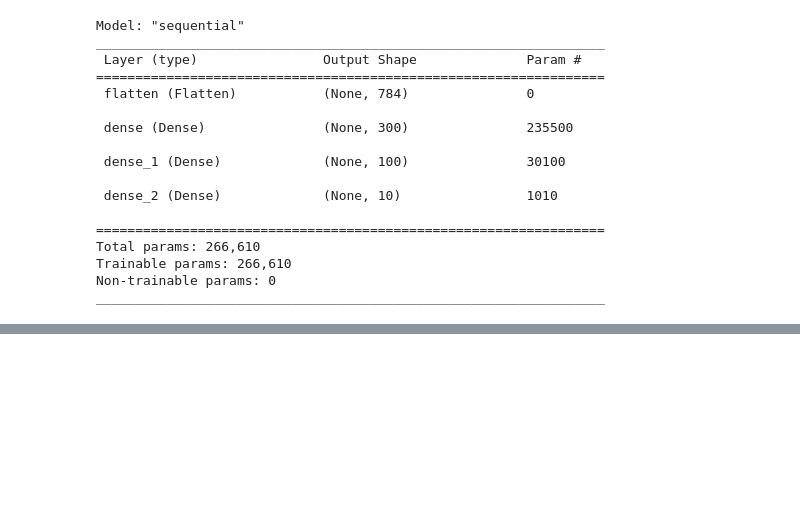
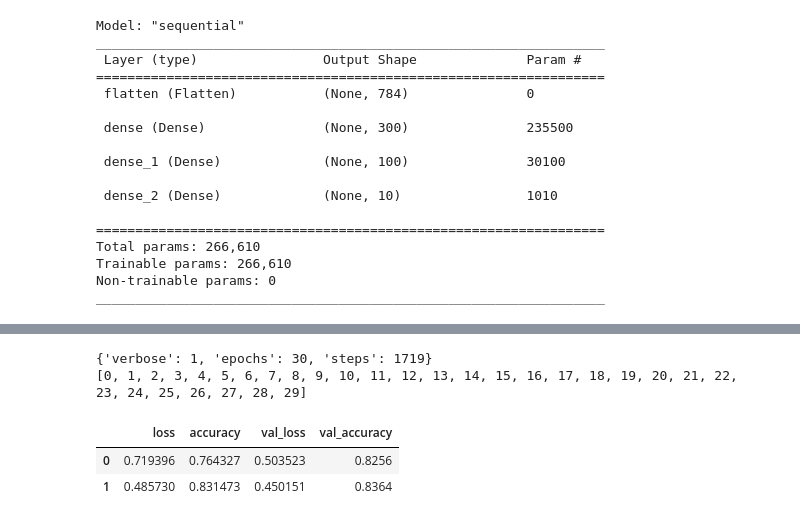
Before and after one commit to tcarr032/ANN-Intro, a Jupyter notebook: Artificial Neural Networks intro.ipynb, the cells around one changed output, grey strips where cells are left out. Cells and saved outputs as stored; diff of their text form; code cells hidden in the pictures; blank space fills up the shorter version.

```diff
--- a/Artificial Neural Networks intro.ipynb
+++ b/Artificial Neural Networks intro.ipynb
@@ -97,0 +168,10 @@ You must install pydot (`pip install pydot`) and install graphviz (see instructi
+# %%
+print(history.params)
+print(history.epoch)
+pd.DataFrame(history.history).head(2)
+# %% [output]
+{'verbose': 1, 'epochs': 30, 'steps': 1719}
+[0, 1, 2, 3, 4, 5, 6, 7, 8, 9, 10, 11, 12, 13, 14, 15, 16, 17, 18, 19, 20, 21, 22, 23, 24, 25, 26, 27, 28, 29]
+|  | loss | accuracy | val_loss | val_accuracy |
+| 0 | 0.719396 | 0.764327 | 0.503523 | 0.8256 |
+| 1 | 0.485730 | 0.831473 | 0.450151 | 0.8364 |
```
Also changed, not shown: parts of 14 cells of this notebook, 1 other file.
